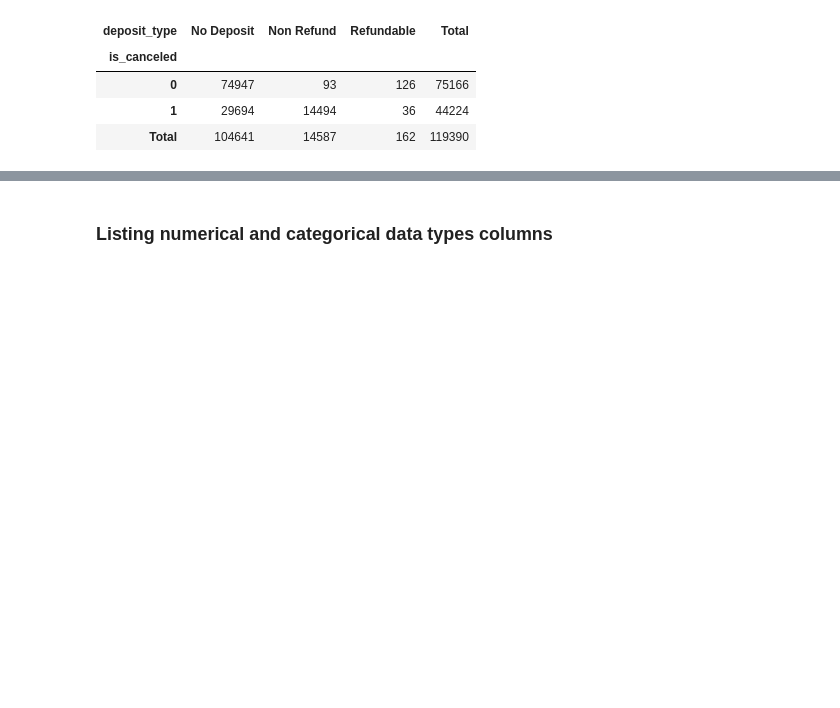
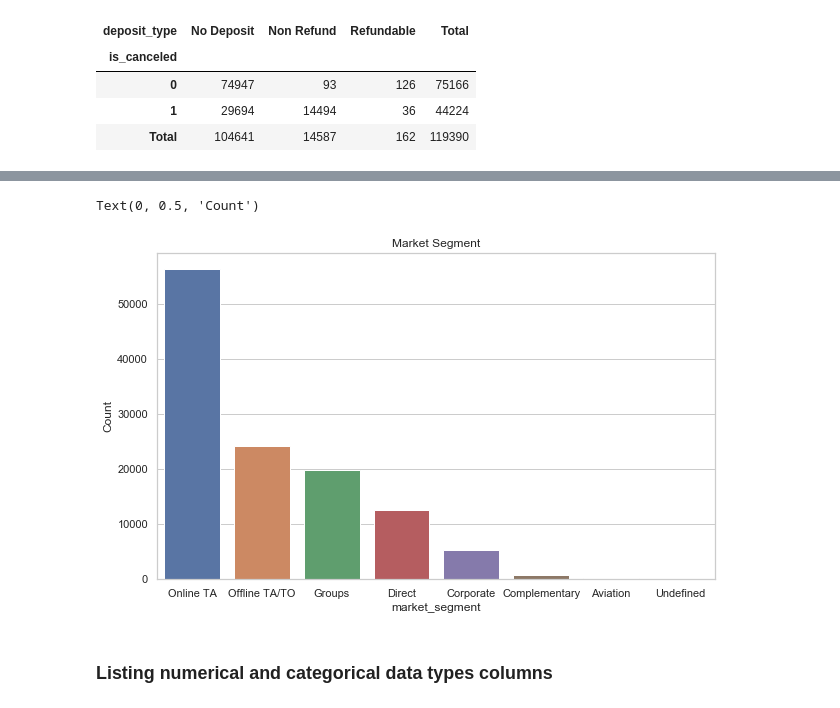
Before and after one commit to robinyUArizona/Hotel-Booking-Demand, a Jupyter notebook: EDA-Feature-Selection-Hotel-Booking_Demand.ipynb, the cells around one changed output, grey strips where cells are left out. Drawn from its saved outputs; the diff is of its cells as text; code cells hidden in the pictures; blank space fills up the shorter version.

```diff
--- a/EDA-Feature-Selection-Hotel-Booking_Demand.ipynb
+++ b/EDA-Feature-Selection-Hotel-Booking_Demand.ipynb
@@ -161,3 +173,14 @@ pd.crosstab(hotel_data.is_canceled, hotel_data.deposit_type, margins=True, margi
+# %%
+plt.figure(figsize=(10,6))
+sns.set(style="whitegrid")
+ax = sns.countplot(x="market_segment", data = hotel_data, \
+                   order = hotel_data['market_segment'].value_counts().index)
+plt.title('Market Segment')
+plt.xlabel('market_segment')
+plt.ylabel('Count')
+# %% [output]
+Text(0, 0.5, 'Count')
+[figure, added]
 # %% [markdown]
 ### Listing numerical and categorical data types columns
 # %%
```
Also changed, not shown: parts of 52 cells of this notebook.
